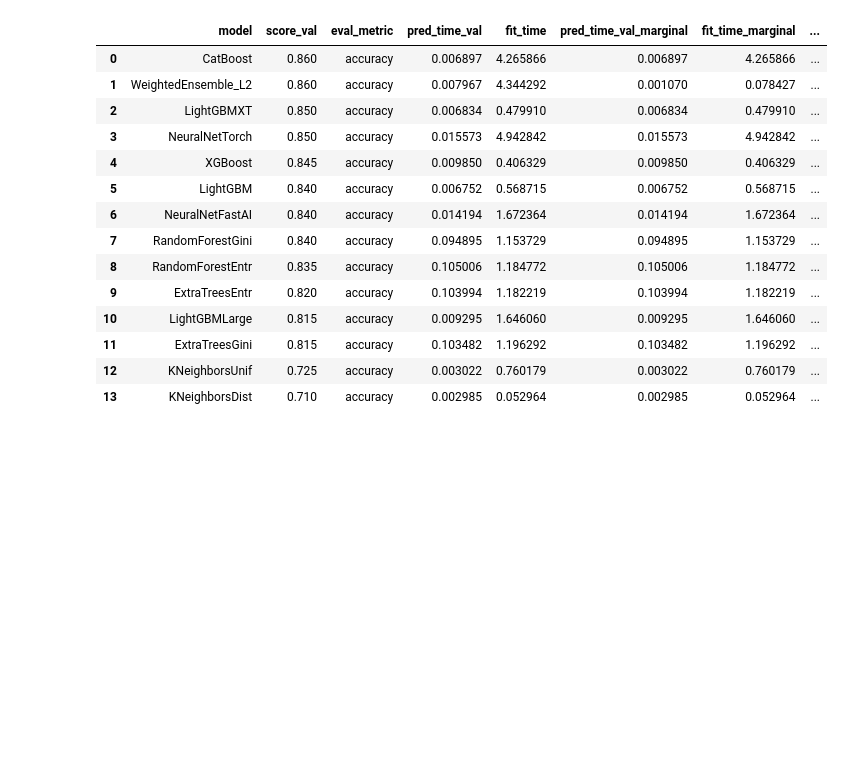
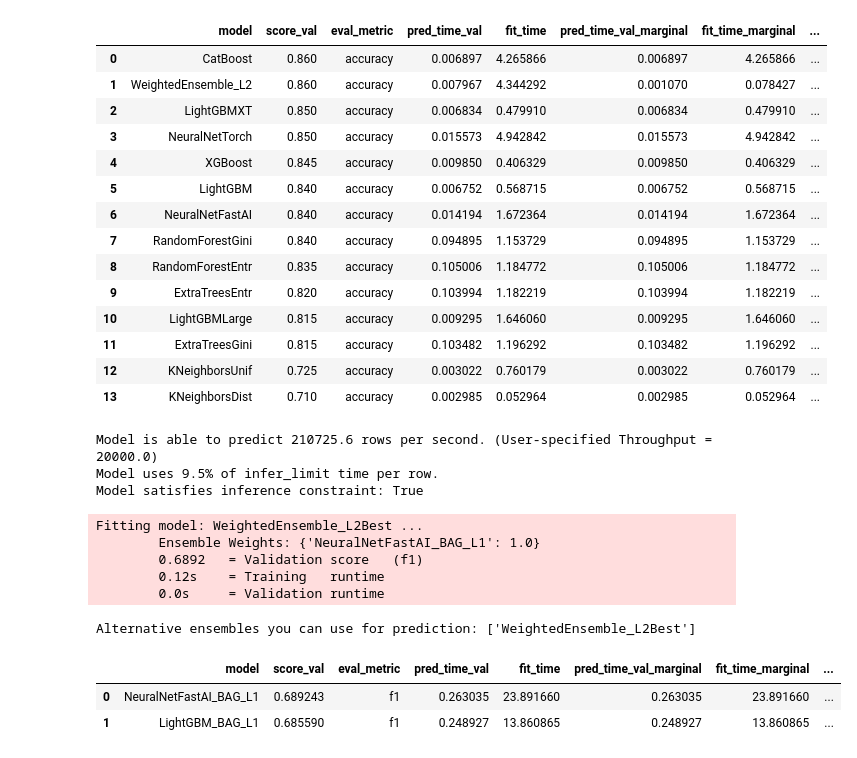
Before and after one commit to flyinacres/autogluon, a Jupyter notebook: autogluon-tabular-depth.ipynb, the cells around one changed output. Saved outputs shown, nothing was run; the diff lists cells and outputs as text; code cells hidden in the pictures; blank space fills up the shorter version.

```diff
--- a/autogluon-tabular-depth.ipynb
+++ b/autogluon-tabular-depth.ipynb
@@ -449,3 +449,38 @@ Persisting 2 models in memory. Models will require 0.0% of memory.
 | 11 | ExtraTreesGini | 0.815 | accuracy | 0.103482 | 1.196292 | 0.103482 | 1.196292 | ... |
 | 12 | KNeighborsUnif | 0.725 | accuracy | 0.003022 | 0.760179 | 0.003022 | 0.760179 | ... |
 | 13 | KNeighborsDist | 0.710 | accuracy | 0.002985 | 0.052964 | 0.002985 | 0.052964 | ... |
+# %%
+test_data_batch = test_data.sample(infer_limit_batch_size, replace=True, ignore_index=True)
+
+import time
+time_start = time.time()
+predictor_infer_limit.predict(test_data_batch)
+time_end = time.time()
+
+infer_time_per_row = (time_end - time_start) / len(test_data_batch)
+rows_per_second = 1 / infer_time_per_row
+infer_time_per_row_ratio = infer_time_per_row / infer_limit
+is_constraint_satisfied = infer_time_per_row_ratio <= 1
+
+print(f'Model is able to predict {round(rows_per_second, 1)} rows per second. (User-specified Throughput = {1 / infer_limit})')
+print(f'Model uses {round(infer_time_per_row_ratio * 100, 1)}% of infer_limit time per row.')
+print(f'Model satisfies inference constraint: {is_constraint_satisfied}')
+# %% [output]
+Model is able to predict 210725.6 rows per second. (User-specified Throughput = 20000.0)
+Model uses 9.5% of infer_limit time per row.
+Model satisfies inference constraint: True
+# %%
+additional_ensembles = predictor.fit_weighted_ensemble(expand_pareto_frontier=True)
+print("Alternative ensembles you can use for prediction:", additional_ensembles)
+
+predictor.leaderboard(only_pareto_frontier=True)
+# %% [output]
+Fitting model: WeightedEnsemble_L2Best ...
+        Ensemble Weights: {'NeuralNetFastAI_BAG_L1': 1.0}
+        0.6892   = Validation score   (f1)
+        0.12s    = Training   runtime
+        0.0s     = Validation runtime
+Alternative ensembles you can use for prediction: ['WeightedEnsemble_L2Best']
+|  | model | score_val | eval_metric | pred_time_val | fit_time | pred_time_val_marginal | fit_time_marginal | ... |
+| 0 | NeuralNetFastAI_BAG_L1 | 0.689243 | f1 | 0.263035 | 23.891660 | 0.263035 | 23.891660 | ... |
+| 1 | LightGBM_BAG_L1 | 0.685590 | f1 | 0.248927 | 13.860865 | 0.248927 | 13.860865 | ... |
```
Also changed, not shown: parts of 2 cells of this notebook.
